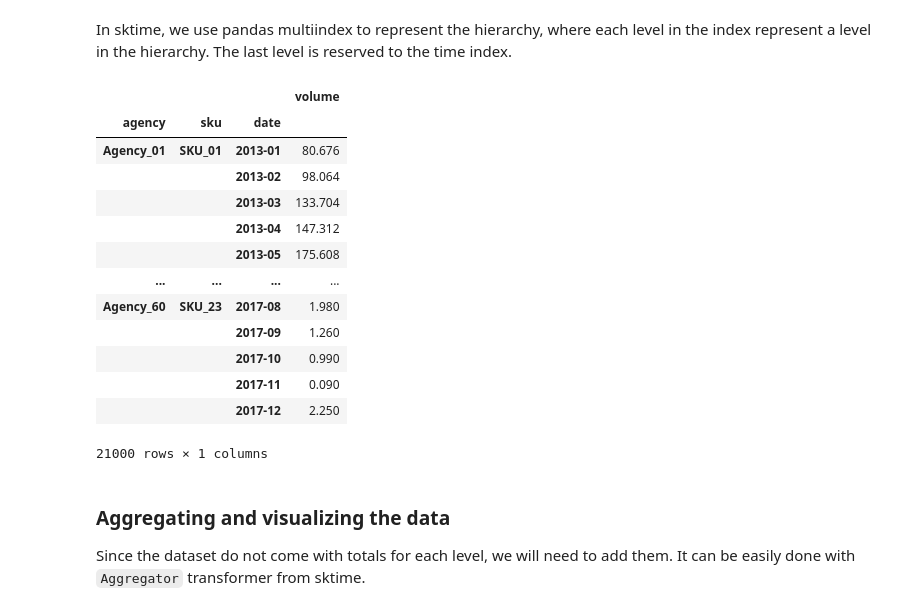
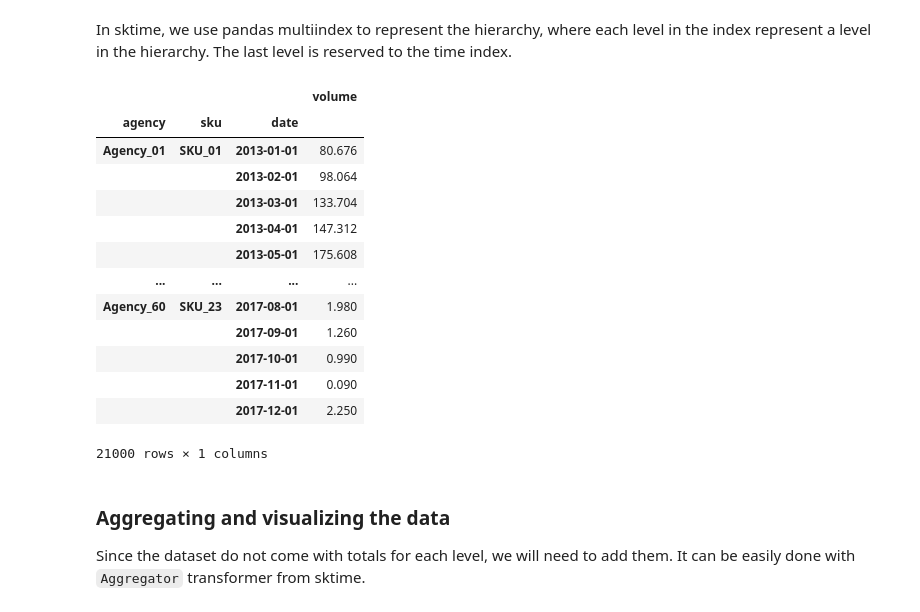
Before and after one commit to sktime/sktime-tutorial-euroscipy2024, a Jupyter notebook: notebooks/02_hierarchical_forecasting.ipynb, the cells around one changed output. Saved outputs shown, nothing was run; the diff lists cells and outputs as text; code cells hidden in the pictures.

Commit message:
Add load stallion to utils, and update notebooks 02 and 04

````diff
--- a/notebooks/02_hierarchical_forecasting.ipynb
+++ b/notebooks/02_hierarchical_forecasting.ipynb
@@ -56,27 +56,26 @@ graph TD
 ```
 # %% [markdown]
 In sktime, we use pandas multiindex to represent the hierarchy, where each level in the index represent a level in the hierarchy. The last level is reserved to the time index.
-# %%
-# TODO: put in a function
-dataset = pd.read_csv("data/stallion_data.csv")
-dataset["date"] = pd.to_datetime(dataset["date"], format="%Y-%m-01").dt.to_period("M")
-y  = dataset.set_index(["agency", "sku", "date"])[["volume"]].sort_index()
-y
-# %% [output]
-|  |  |  | volume |
-| agency | sku | date |  |
-| Agency_01 | SKU_01 | 2013-01 | 80.676 |
-|  |  | 2013-02 | 98.064 |
-|  |  | 2013-03 | 133.704 |
-|  |  | 2013-04 | 147.312 |
-|  |  | 2013-05 | 175.608 |
-| ... | ... | ... | ... |
-| Agency_60 | SKU_23 | 2017-08 | 1.980 |
-|  |  | 2017-09 | 1.260 |
-|  |  | 2017-10 | 0.990 |
-|  |  | 2017-11 | 0.090 |
-|  |  | 2017-12 | 2.250 |
-21000 rows × 1 columns
+# %%
+from utils import load_stallion
+
+_, y = load_stallion()
+y
+# %% [output]
+|  |  |  | volume |
+| agency | sku | date |  |
+| Agency_01 | SKU_01 | 2013-01-01 | 80.676 |
+|  |  | 2013-02-01 | 98.064 |
+|  |  | 2013-03-01 | 133.704 |
+|  |  | 2013-04-01 | 147.312 |
+|  |  | 2013-05-01 | 175.608 |
+| ... | ... | ... | ... |
+| Agency_60 | SKU_23 | 2017-08-01 | 1.980 |
+|  |  | 2017-09-01 | 1.260 |
+|  |  | 2017-10-01 | 0.990 |
+|  |  | 2017-11-01 | 0.090 |
+|  |  | 2017-12-01 | 2.250 |
+21000 rows × 1 columns
 # %% [markdown]
 ### Aggregating and visualizing the data
 
````
Also changed, not shown: parts of 1 cell of this notebook, 2 other files.
